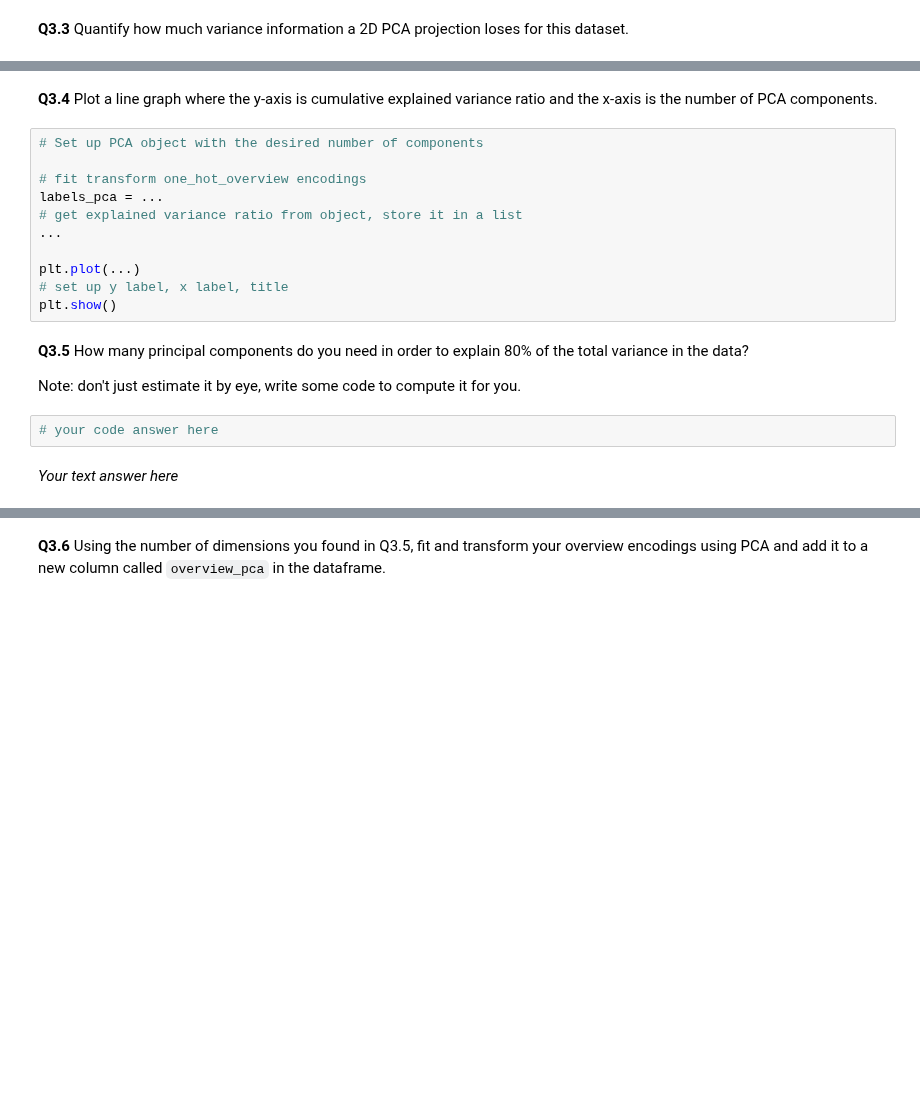
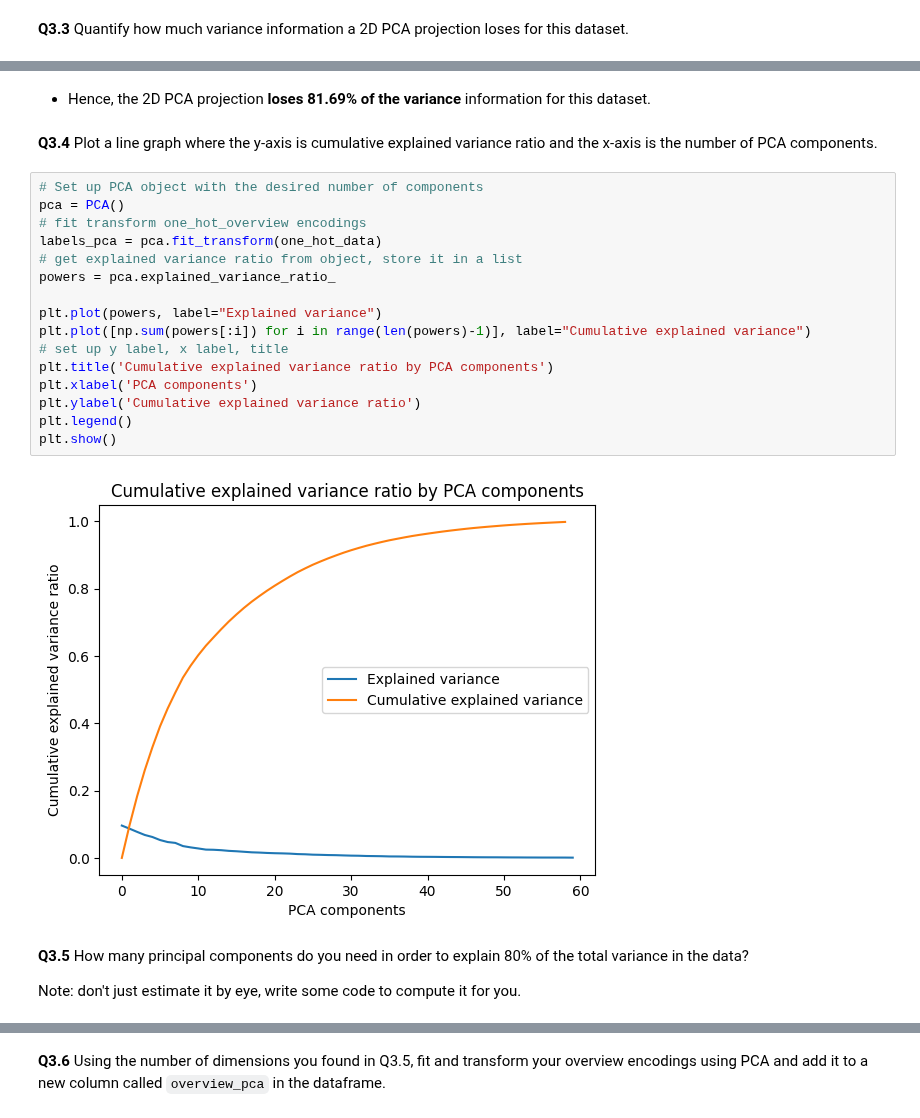
Before and after one commit to sergeGITH/TS, a Jupyter notebook: TMDL_2024_25_Assignment_3,_Qs_only.ipynb, the cells around one changed output, grey strips where cells are left out. Cells and saved outputs as stored; diff of their text form; blank space fills up the shorter version.

```diff
--- a/TMDL_2024_25_Assignment_3,_Qs_only.ipynb
+++ b/TMDL_2024_25_Assignment_3,_Qs_only.ipynb
@@ -336,21 +342,26 @@ plt.show()
+# %% [markdown]
+* Hence, the 2D PCA projection **loses 81.69% of the variance** information for this dataset.
 # %% [markdown]
 **Q3.4** Plot a line graph where the y-axis is cumulative explained variance ratio and the x-axis is the number of PCA components.
 # %%
 # Set up PCA object with the desired number of components
+pca = PCA()
+# fit transform one_hot_overview encodings
+labels_pca = pca.fit_transform(one_hot_data)
+# get explained variance ratio from object, store it in a list
+powers = pca.explained_variance_ratio_
 
-# fit transform one_hot_overview encodings
-labels_pca = ...
-# get explained variance ratio from object, store it in a list
-...
-
-plt.plot(...)
+plt.plot(powers, label="Explained variance")
+plt.plot([np.sum(powers[:i]) for i in range(len(powers)-1)], label="Cumulative explained variance")
 # set up y label, x label, title
+plt.title('Cumulative explained variance ratio by PCA components')
+plt.xlabel('PCA components')
+plt.ylabel('Cumulative explained variance ratio')
+plt.legend()
 plt.show()
+# %% [output]
+[figure, added]
 # %% [markdown]
 **Q3.5** How many principal components do you need in order to explain 80% of the total variance in the data?
 
 Note: don't just estimate it by eye, write some code to compute it for you.
-# %%
-# your code answer here
-# %% [markdown]
-*Your text answer here*
```
Also changed, not shown: parts of 8 cells of this notebook.
